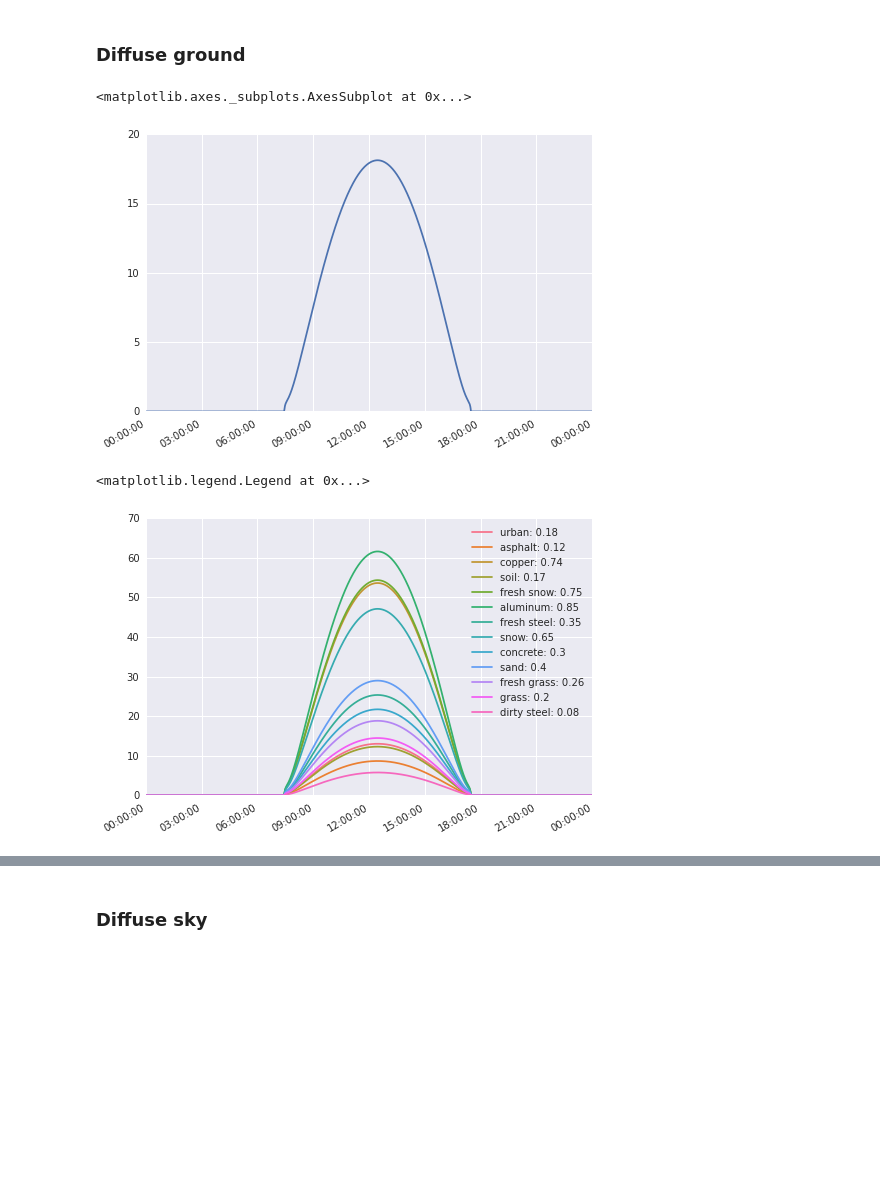
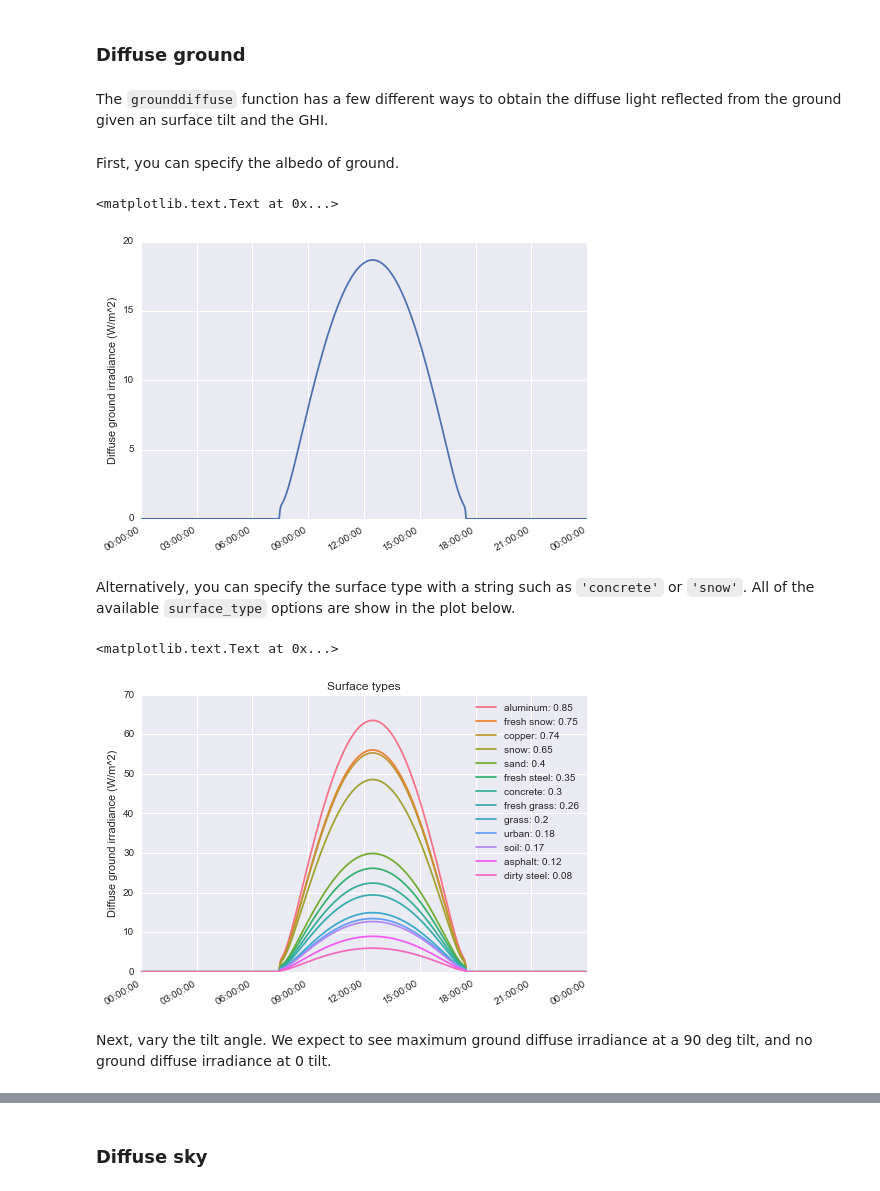
Before and after one commit to pvlib/pvlib-python, a Jupyter notebook: docs/tutorials/irradiance.ipynb, the cells around one changed output, grey strips where cells are left out. Saved outputs shown, nothing was run; the diff lists cells and outputs as text; code cells hidden in the pictures; blank space fills up the shorter version.

Commit message:
clean up irradiance tutorial

```diff
--- a/docs/tutorials/irradiance.ipynb
+++ b/docs/tutorials/irradiance.ipynb
@@ -46,4 +90,6 @@ print(tus)
 # %% [output]
 Tucson: latitude=32.2, longitude=-111, tz=US/Arizona, altitude=700
 # %%
-times = pd.date_range(start=datetime.datetime(2014,1,1), end=datetime.datetime(2014,1,2), freq='1Min')
+times = pd.date_range(start=datetime.datetime(2014,1,1), end=datetime.datetime(2014,1,2), freq='1Min').tz_localize(tus.tz)
+solpos = pvlib.solarposition.get_solarposition(times, tus, method='pyephem')
+ephem_data = solpos
@@ -61,0 +119,20 @@ irrad_data.plot()
+# %%
+solpos = pvlib.solarposition.get_solarposition(times, tus, method='pyephem')
+
+fig, axes = plt.subplots(1,3, figsize=(16,5), sharey=True)
+
+irrad_data = pvlib.clearsky.ineichen(times, tus, linke_turbidity=None, zenith_data=solpos['apparent_zenith'])
+ax = axes[0]
+irrad_data.plot(ax=ax)
+ax.set_title('LT lookup table')
+ax.set_ylabel('Irradiance W/m^2')
+
+irrad_data = pvlib.clearsky.ineichen(times, tus, linke_turbidity=2.0, zenith_data=solpos['apparent_zenith'])
+ax = axes[1]
+irrad_data.plot(ax=ax)
+ax.set_title('LT=2.0')
+
+irrad_data35 = pvlib.clearsky.ineichen(times, tus, linke_turbidity=3.5, zenith_data=solpos['apparent_zenith'])
+ax = axes[2]
+irrad_data35.plot(ax=ax)
+ax.set_title('LT=3.5')
@@ -62,22 +155,36 @@ irrad_data.plot()
 # %% [markdown]
 ### Diffuse ground
+# %% [markdown]
+The ``grounddiffuse`` function has a few different ways to obtain the diffuse light reflected from the ground given an surface tilt and the GHI.
+# %% [markdown]
+First, you can specify the albedo of ground.
 # %%
 ground_irrad = pvlib.irradiance.grounddiffuse(40, irrad_data['GHI'], albedo=.25)
 ground_irrad.plot()
+plt.ylabel('Diffuse ground irradiance (W/m^2)')
 # %% [output]
-<matplotlib.axes._subplots.AxesSubplot at 0x...>
+<matplotlib.text.Text at 0x...>
-[figure, old version]
+[figure, new version]
+# %% [markdown]
+Alternatively, you can specify the surface type with a string such as ``'concrete'`` or ``'snow'``. All of the available ``surface_type`` options are show in the plot below.
 # %%
-sns.set_palette('husl', len(pvlib.irradiance.SURFACE_ALBEDOS.items()))
+try:
+    sns.set_palette('husl', len(pvlib.irradiance.SURFACE_ALBEDOS.items()))
+except:
+    pass
 
-for surface, albedo in pvlib.irradiance.SURFACE_ALBEDOS.items():
+for surface, albedo in sorted(pvlib.irradiance.SURFACE_ALBEDOS.items(), key=lambda x: x[1], reverse=True):
     ground_irrad = pvlib.irradiance.grounddiffuse(40, irrad_data['GHI'], surface_type=surface)
     ground_irrad.plot(label='{}: {}'.format(surface, albedo))
 
 plt.legend()
+plt.ylabel('Diffuse ground irradiance (W/m^2)')
+plt.title('Surface types')
 # %% [output]
-<matplotlib.legend.Legend at 0x...>
+<matplotlib.text.Text at 0x...>
-[figure, old version]
+[figure, new version]
+# %% [markdown]
+Next, vary the tilt angle. We expect to see maximum ground diffuse irradiance at a 90 deg tilt, and no ground diffuse irradiance at 0 tilt.
 # %%
 for surf_tilt in np.linspace(0, 90, 5):
     ground_irrad = pvlib.irradiance.grounddiffuse(surf_tilt, irrad_data['GHI'])
```
Also changed, not shown: parts of 111 cells of this notebook.
